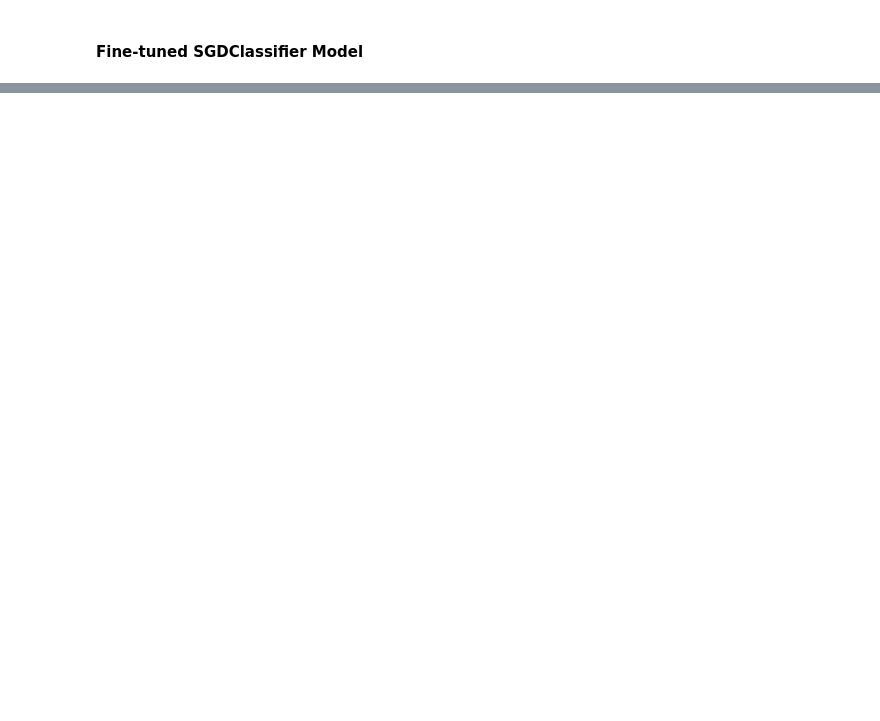
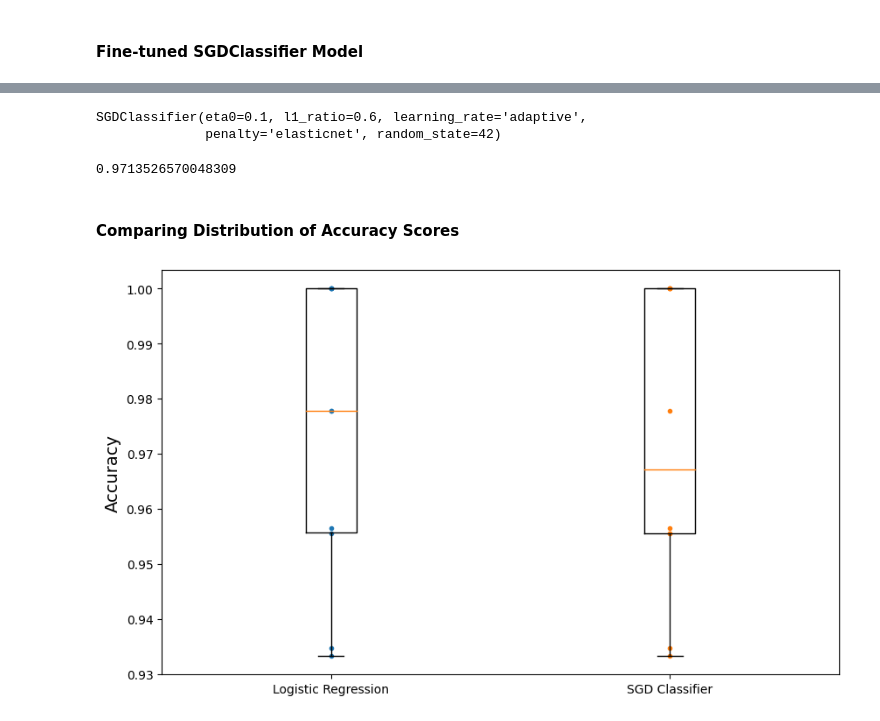
Before and after one commit to chikeibezim/cancer-diagnosis-prediction, a Jupyter notebook: EDA | Modelling Notebook.ipynb, the cells around one changed output, grey strips where cells are left out. Saved outputs shown, nothing was run; the diff lists cells and outputs as text; code cells hidden in the pictures; blank space fills up the shorter version.

Commit message:
Boxplot of Best Perfoming Models | EDA | Modelling Notebook | Version 8

```diff
--- a/EDA | Modelling Notebook.ipynb
+++ b/EDA | Modelling Notebook.ipynb
@@ -455,5 +455,6 @@ best_model_lr.fit(transformed_data, y_train)
 # %% [output]
 LogisticRegression(C=1)
 # %%
-scores = cross_val_score(best_model_lr, transformed_data, y_train, cv=5)
-best_lr_accuracy = scores.mean()
+lr_scores = cross_val_score(best_model_lr, transformed_data, y_train, cv=10)
+best_lr_accuracy = lr_scores.mean()
+best_lr_accuracy
@@ -465,0 +465,11 @@ param_grid = {
+# %%
+param_grid = {
+    'alpha': [0.0001, 0.001, 0.01, 0.1, 1.0],
+    'penalty': ['l1', 'l2', 'elasticnet'],
+    'l1_ratio': [0,0.1, 0.2, 0.3, 0.4, 0.5, 0.6, 0.7, 0.8, 0.9, 1.0],
+    'learning_rate': ['constant', 'optimal', 'invscaling', 'adaptive'],
+    'eta0': [0.1, 0.01, 0.001]  # Set positive values for eta0
+}
+
+grid_seach_sgd = GridSearchCV(model_sgd, param_grid, cv=5, error_score='raise')
+grid_seach_sgd.fit(transformed_data, y_train)
@@ -465,0 +486,23 @@ param_grid = {
+# %%
+grid_seach_sgd.best_estimator_
+# %% [output]
+SGDClassifier(eta0=0.1, l1_ratio=0.6, learning_rate='adaptive',
+              penalty='elasticnet', random_state=42)
+# %%
+best_sgd_model = grid_seach_sgd.best_estimator_.fit(transformed_data, y_train)
+# %%
+scores_sgd = cross_val_score(best_sgd_model, transformed_data, y_train, cv=10)
+best_sgd_accuracy = scores_sgd.mean()
+best_sgd_accuracy
+# %% [output]
+0.9713526570048309
+# %% [markdown]
+#### Comparing Distribution of Accuracy Scores
+# %%
+plt.plot([1]*10, lr_scores, ".")
+plt.plot([2]*10, scores_sgd, ".")
+plt.boxplot([lr_scores, scores_sgd], labels=("Logistic Regression","SGD Classifier"))
+plt.ylabel("Accuracy", fontsize=14)
+plt.show()
+# %% [output]
+[figure, added]
```
Also changed, not shown: parts of 3 cells of this notebook.
